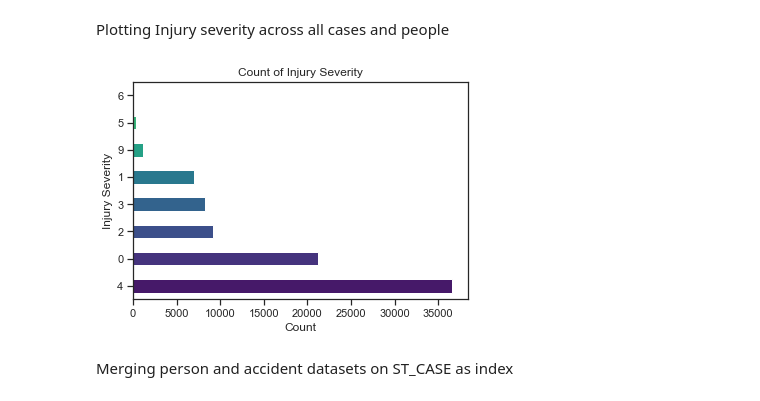
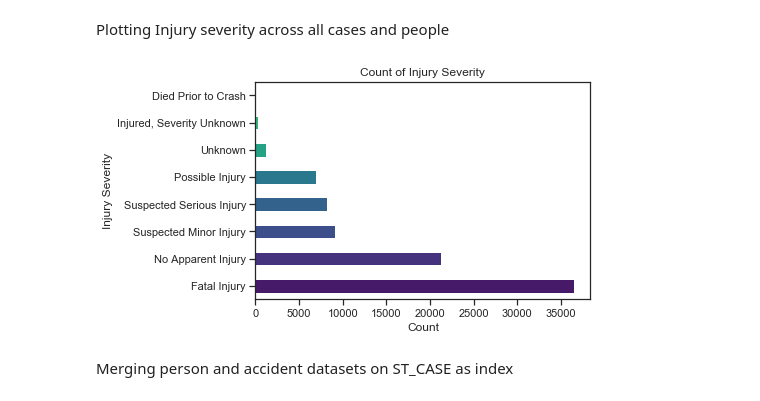
Before and after one commit to m6cortez/COGS_109_Project, a Jupyter notebook: COGS 109 Project (1).ipynb, the cells around one changed output. Saved outputs shown, nothing was run; the diff lists cells and outputs as text; code cells hidden in the pictures.

```diff
--- a/COGS 109 Project (1).ipynb
+++ b/COGS 109 Project (1).ipynb
@@ -137,7 +137,7 @@ df_per['MAKE'].value_counts()
 25.0        1
 Name: MAKE, Length: 67, dtype: int64
 # %%
-df_per=df_per.drop(columns=['STATE','SCH_BUS', 'VE_FORMS', 'STR_VEH', 'COUNTY', 'DAY', 'MONTH', 'HOUR', 'MINUTE', 'RUR_URB', 'FUNC_SYS',
+df_per=df_per.drop(columns=['STATE','SCH_BUS', 'VE_FORMS', 'STR_VEH', 'COUNTY', 'DAY', 'MONTH', 'MINUTE', 'RUR_URB', 'FUNC_SYS',
                             'HARM_EV', 'MAN_COLL', 'TOW_VEH', 'SPEC_USE', 'EMER_USE', 'ROLLOVER',
                             'IMPACT1', 'FIRE_EXP',  'PER_TYP', 'SEAT_POS', 'REST_MIS', 'AIR_BAG', 'EJECTION',
                             'EJ_PATH', 'EXTRICAT', 'ALC_STATUS','ATST_TYP', 'ALC_RES', 'DSTATUS', 'HOSPITAL', 'DOA', 'DEATH_DA',
@@ -185,17 +185,17 @@ df_per['INJ_lvl'] = df_per.INJ_SEV.apply(change_inj)
 # %% [markdown]
 Plotting Injury severity across all cases and people
 # %%
-inj_counts = df_per.INJ_SEV.value_counts()
+inj_counts = df_per.INJ_lvl.value_counts()
 color1 = [COLOR_MAP[l] for l in range(len(inj_counts))]
 fig, ax = plt.subplots()
 inj_counts.plot('barh', color = color1)
 plt.xlabel('Count')
 plt.ylabel('Injury Severity')
 plt.title('Count of Injury Severity')
 plt.savefig('Plots/inj_severity.png')
 plt.show()
 # %% [output]
-[figure, old version]
+[figure, new version]
 # %% [markdown]
 Merging person and accident datasets on ST_CASE as index
 # %%
```
Also changed, not shown: parts of 4 cells of this notebook, 2 other files.
